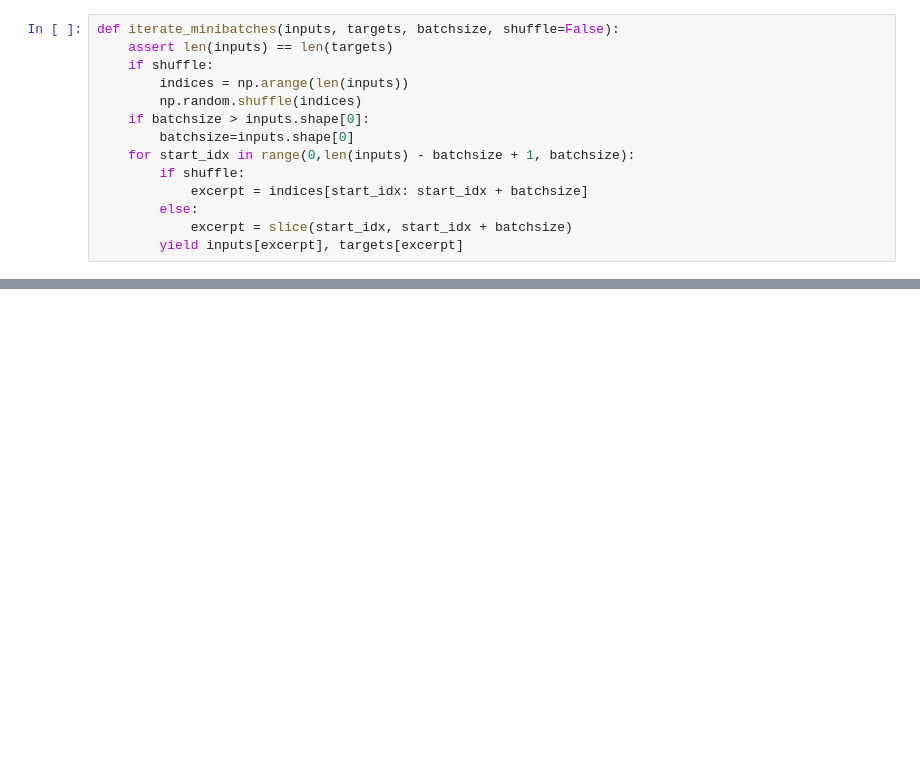
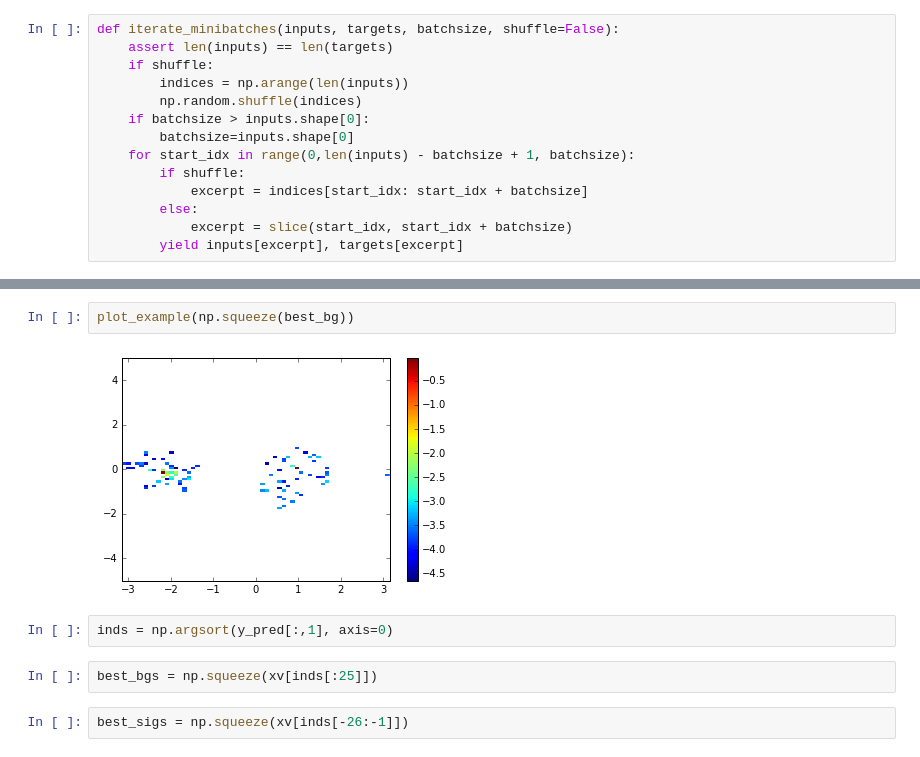
Before and after one commit to eracah/atlas_dl, a Jupyter notebook: atlas_main.ipynb, the cells around one changed output, grey strips where cells are left out. Cells and saved outputs as stored; diff of their text form; blank space fills up the shorter version.

```diff
--- a/atlas_main.ipynb
+++ b/atlas_main.ipynb
@@ -272,0 +449,10 @@ INFO:log_train:x avg : 0.00021 shape: (128, 1, 62, 100) : iter: 1  loss :  0.891
+# %%
+plot_example(np.squeeze(best_bg))
+# %% [output]
+[figure, added]
+# %%
+inds = np.argsort(y_pred[:,1], axis=0)
+# %%
+best_bgs = np.squeeze(xv[inds[:25]])
+# %%
+best_sigs = np.squeeze(xv[inds[-26:-1]])
```
Also changed, not shown: parts of 35 cells of this notebook, 2 other files.
